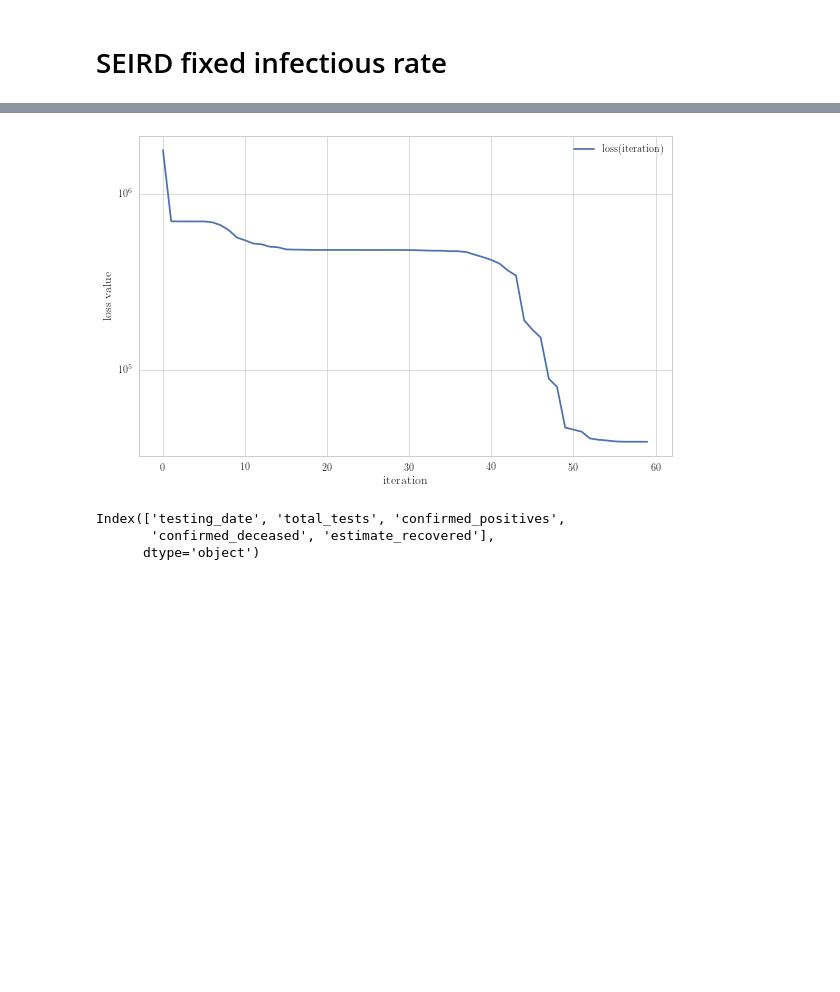
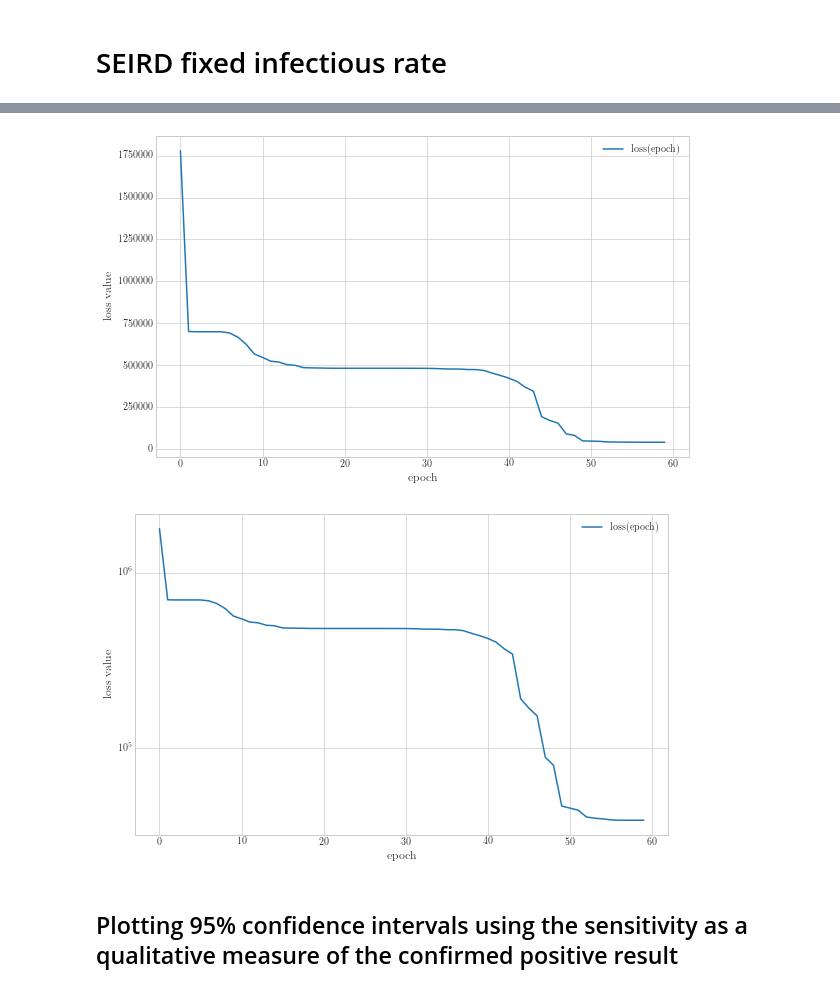
Before and after one commit to akapet00/covid-19-modelling-croatia, a Jupyter notebook: notebooks/05-SEIRD-fixed-infectious-rate-modeling.ipynb, the cells around one changed output, grey strips where cells are left out. Saved outputs shown, nothing was run; the diff lists cells and outputs as text; code cells hidden in the pictures; blank space fills up the shorter version.

```diff
--- a/notebooks/05-SEIRD-fixed-infectious-rate-modeling.ipynb
+++ b/notebooks/05-SEIRD-fixed-infectious-rate-modeling.ipynb
@@ -25,4 +27,4 @@ plt.rcParams.update({
     'ytick.labelsize': 10,
     'figure.figsize': (4.774*2, 2.950*2)
 })
-b, g, r = plt.rcParams['axes.prop_cycle'].by_key()['color'][:3]
+b, o, g, r = plt.rcParams['axes.prop_cycle'].by_key()['color'][:4]
@@ -190,21 +210,29 @@ R0
 # %%
 fig = plt.figure()
 ax = fig.subplots()
-ax.plot(loss, label='loss(iteration)')
-ax.set_yscale('log')
-ax.set_xlabel('iteration')
+ax.plot(loss, label='loss(epoch)')
+ax.set_xlabel('epoch')
 ax.set_ylabel('loss value')
 ax.legend()
 plt.show()
 fname = 'SEIRD_fitted_loss'
 fig.savefig(fname=os.path.join('output', 'figs', fname + '.pdf'),
             format='pdf', bbox_inches='tight')
+
+fig = plt.figure()
+ax = fig.subplots()
+ax.plot(loss, label='loss(epoch)')
+ax.set_yscale('log')
+ax.set_xlabel('epoch')
+ax.set_ylabel('loss value')
+ax.legend()
+plt.show()
+fname = 'SEIRD_fitted_loss-log'
+fig.savefig(fname=os.path.join('output', 'figs', fname + '.pdf'),
+            format='pdf', bbox_inches='tight')
 # %% [output]
-[figure, old version]
+[figure, new version]
+[figure, added]
-# %%
-df.columns
-# %% [output]
-Index(['testing_date', 'total_tests', 'confirmed_positives',
-       'confirmed_deceased', 'estimate_recovered'],
-      dtype='object')
+# %% [markdown]
+## Plotting 95% confidence intervals using the sensitivity as a qualitative measure of the confirmed positive result
 # %%
```
Also changed, not shown: parts of 17 cells of this notebook, 7 other files.
